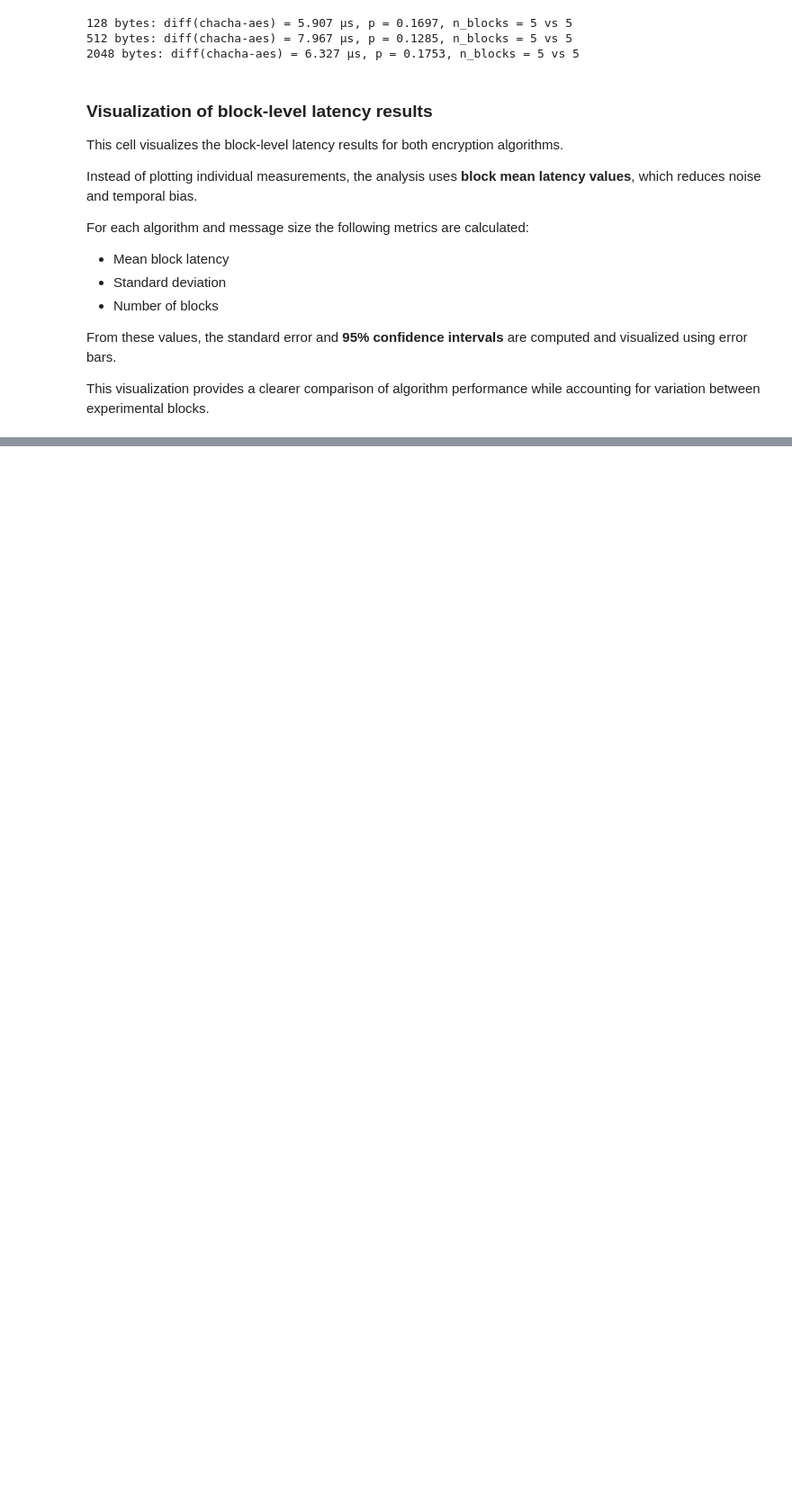
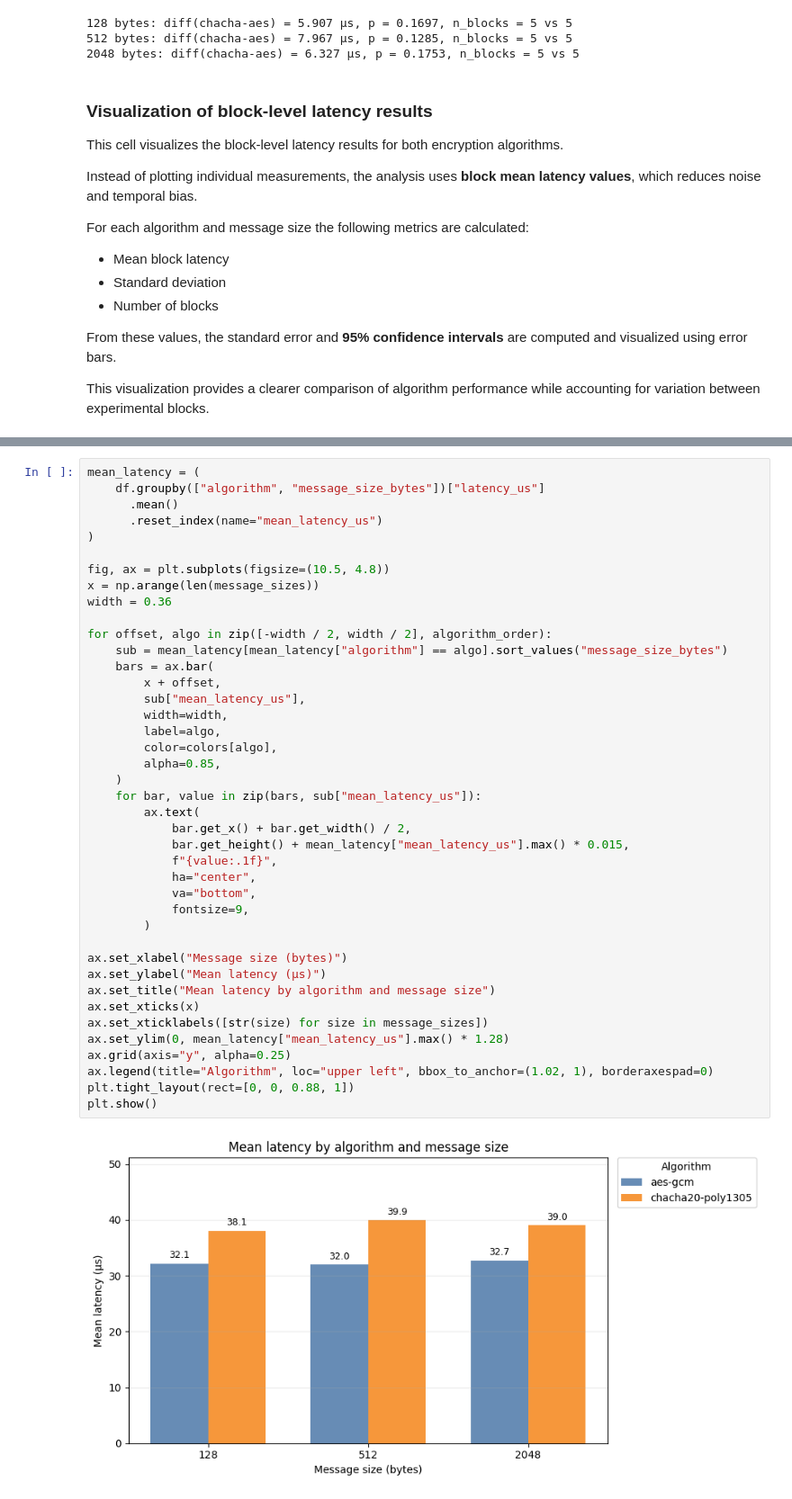
Before and after one commit to HugNil/AES-GCM_vs_ChaCha20-Poly1305, a Jupyter notebook: final_results/analysis.ipynb, the cells around one changed output, grey strips where cells are left out. Shown at 90% size. Drawn from its saved outputs; the diff is of its cells as text; blank space fills up the shorter version.

```diff
--- a/final_results/analysis.ipynb
+++ b/final_results/analysis.ipynb
@@ -284,0 +357,43 @@ plt.show()
+# %%
+mean_latency = (
+    df.groupby(["algorithm", "message_size_bytes"])["latency_us"]
+      .mean()
+      .reset_index(name="mean_latency_us")
+)
+
+fig, ax = plt.subplots(figsize=(10.5, 4.8))
+x = np.arange(len(message_sizes))
+width = 0.36
+
+for offset, algo in zip([-width / 2, width / 2], algorithm_order):
+    sub = mean_latency[mean_latency["algorithm"] == algo].sort_values("message_size_bytes")
+    bars = ax.bar(
+        x + offset,
+        sub["mean_latency_us"],
+        width=width,
+        label=algo,
+        color=colors[algo],
+        alpha=0.85,
+    )
+    for bar, value in zip(bars, sub["mean_latency_us"]):
+        ax.text(
+            bar.get_x() + bar.get_width() / 2,
+            bar.get_height() + mean_latency["mean_latency_us"].max() * 0.015,
+            f"{value:.1f}",
+            ha="center",
+            va="bottom",
+            fontsize=9,
+        )
+
+ax.set_xlabel("Message size (bytes)")
+ax.set_ylabel("Mean latency (µs)")
+ax.set_title("Mean latency by algorithm and message size")
+ax.set_xticks(x)
+ax.set_xticklabels([str(size) for size in message_sizes])
+ax.set_ylim(0, mean_latency["mean_latency_us"].max() * 1.28)
+ax.grid(axis="y", alpha=0.25)
+ax.legend(title="Algorithm", loc="upper left", bbox_to_anchor=(1.02, 1), borderaxespad=0)
+plt.tight_layout(rect=[0, 0, 0.88, 1])
+plt.show()
+# %% [output]
+[figure, added]
```
Also changed, not shown: parts of 9 cells of this notebook, 1 other file.
